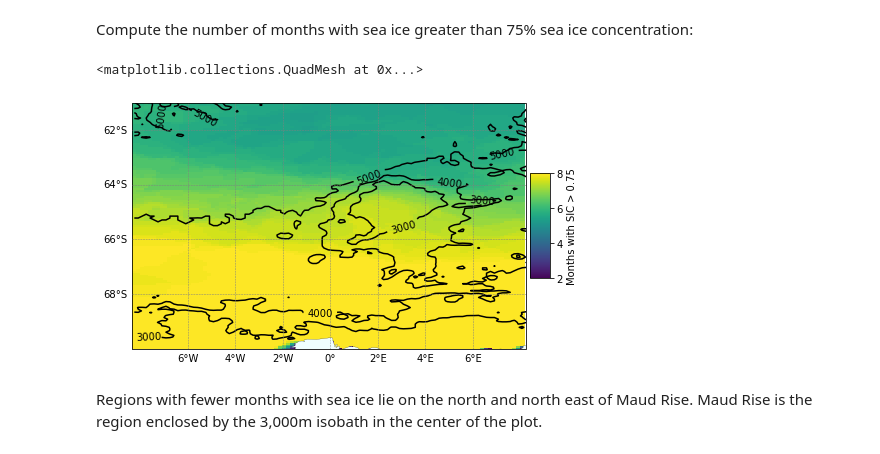
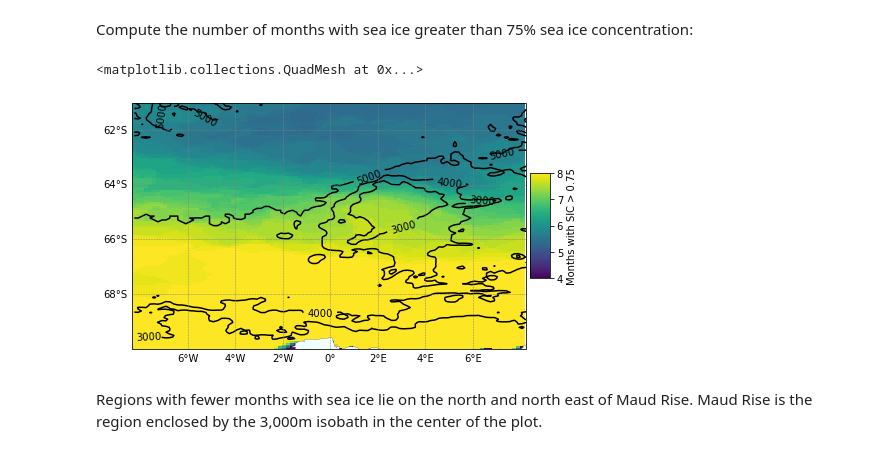
Before and after one commit to adityarn/pycnogen, a Jupyter notebook: pycnogenMaps.ipynb, the cells around one changed output. Saved outputs shown, nothing was run; the diff lists cells and outputs as text; code cells hidden in the pictures.

```diff
--- a/pycnogenMaps.ipynb
+++ b/pycnogenMaps.ipynb
@@ -297,11 +308,11 @@ Compute the number of months with sea ice greater than 75% sea ice concentration
 sea_ice_months = (ds_mr["SIarea"].where(ds_mr["SIarea"] > 0.75).count("time") / (6*2) )
 #divide by the number of time steps to equal 1 month (6), and the total number of years (6)
 # %%
-plot_map(sea_ice_months, vmin=2, vmax=8, cmap="viridis", colorbar_unit="Months with SIC > 0.75", save=True,
+plot_map(sea_ice_months, vmin=4, vmax=8, cmap="viridis", colorbar_unit="Months with SIC > 0.75", save=True,
         savename="./Images/months_SIC_gt_75.png")
 # %% [output]
 <matplotlib.collections.QuadMesh at 0x...>
-[figure, old version]
+[figure, new version]
 # %% [markdown]
 Regions with fewer months with sea ice lie on the north and north east of Maud Rise. Maud Rise is the region enclosed by the 3,000m isobath in the center of the plot.
 # %% [markdown]
```
Also changed, not shown: parts of 10 cells of this notebook.
